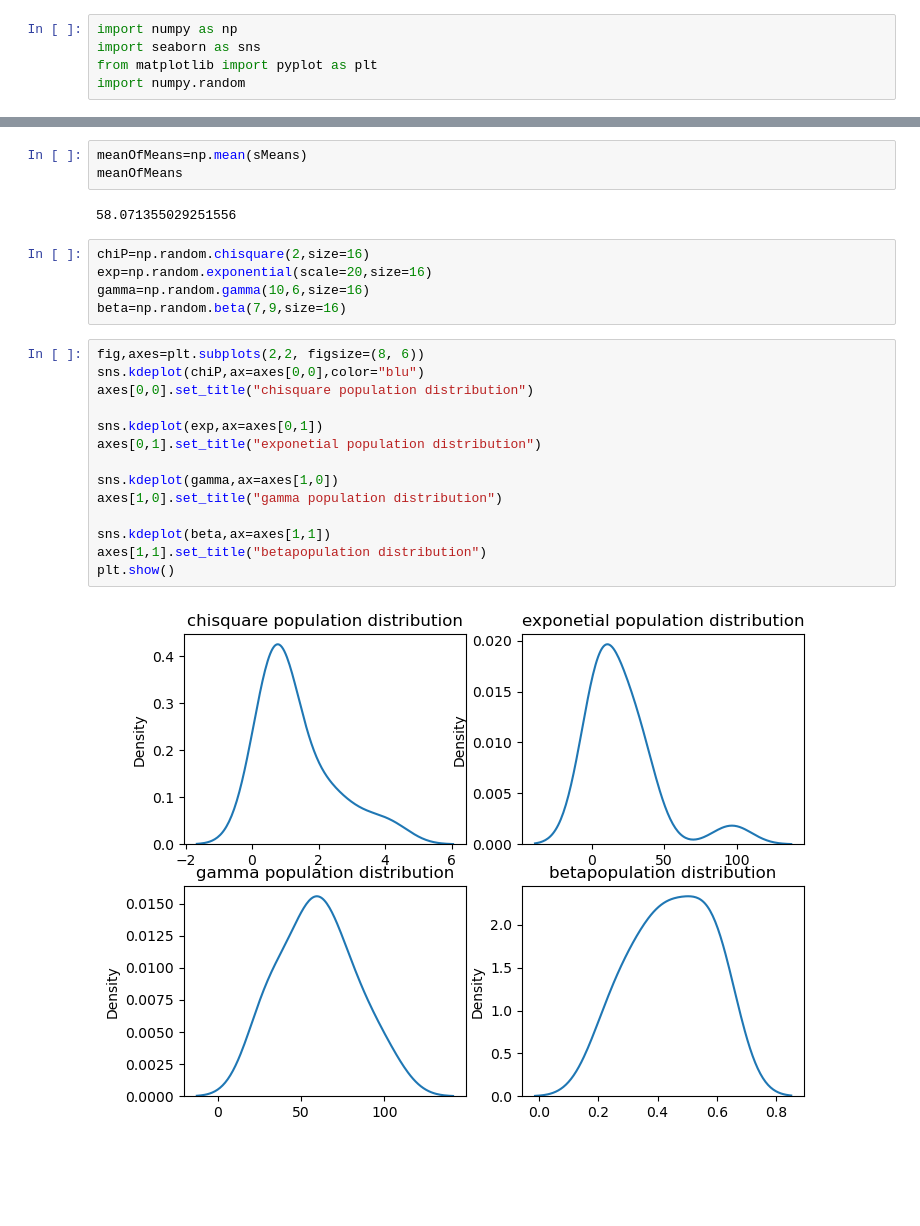
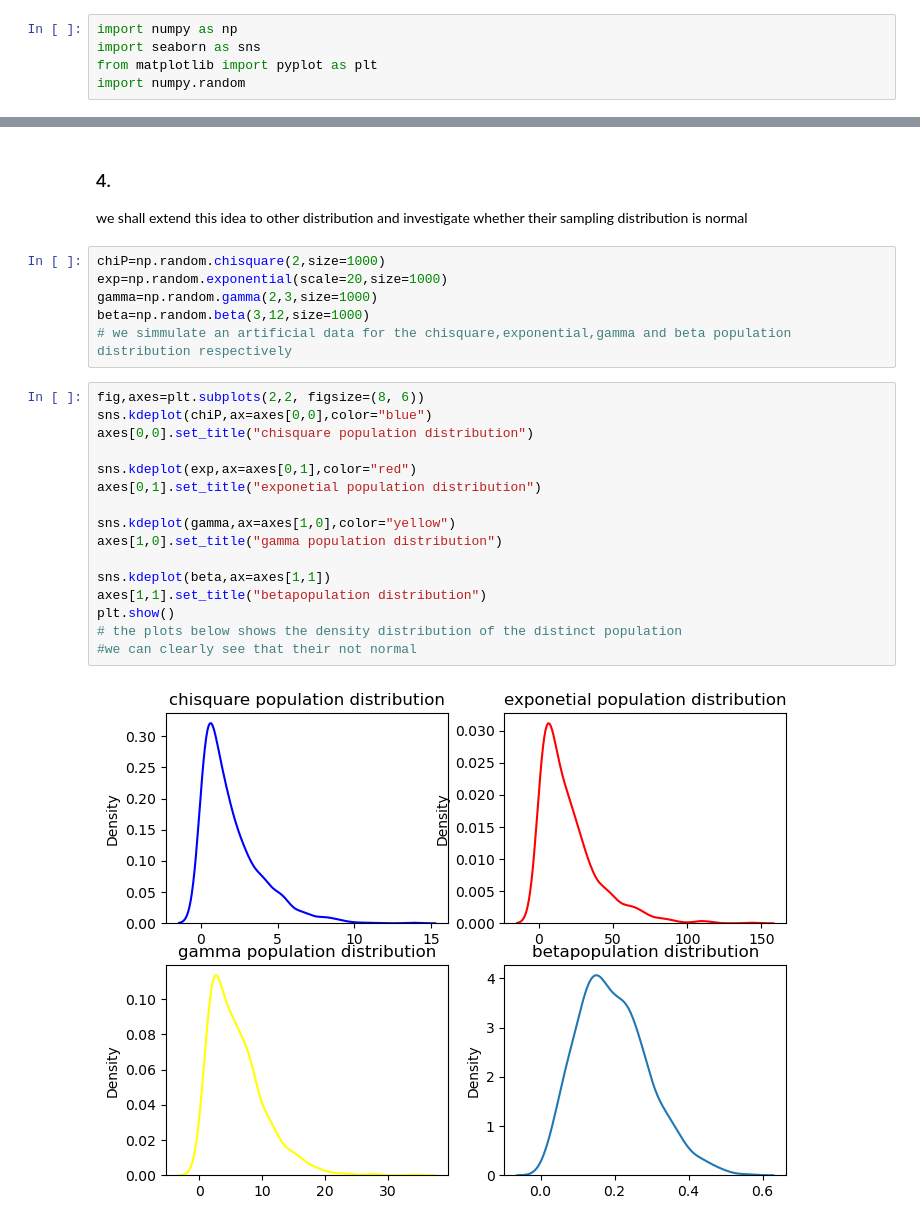
Before and after one commit to ManassehKemevor/central-limit-theorem, a Jupyter notebook: central limit theorem.ipynb, the cells around one changed output, grey strips where cells are left out. Drawn from its saved outputs; the diff is of its cells as text; blank space fills up the shorter version.

```diff
--- a/central limit theorem.ipynb
+++ b/central limit theorem.ipynb
@@ -77,26 +98,28 @@ plt.show()
-# %%
-meanOfMeans=np.mean(sMeans)
-meanOfMeans
-# %% [output]
-58.071355029251556
+# %% [markdown]
+<div><h3>4.</h3>
+    we shall extend this idea to other distribution and investigate whether their sampling distribution is normal
+</div>
 # %%
-chiP=np.random.chisquare(2,size=16)
-exp=np.random.exponential(scale=20,size=16)
-gamma=np.random.gamma(10,6,size=16)
-beta=np.random.beta(7,9,size=16)
+chiP=np.random.chisquare(2,size=1000)
+exp=np.random.exponential(scale=20,size=1000)
+gamma=np.random.gamma(2,3,size=1000)
+beta=np.random.beta(3,12,size=1000)
+# we simmulate an artificial data for the chisquare,exponential,gamma and beta population distribution respectively
 # %%
 fig,axes=plt.subplots(2,2, figsize=(8, 6))
-sns.kdeplot(chiP,ax=axes[0,0],color="blu")
+sns.kdeplot(chiP,ax=axes[0,0],color="blue")
 axes[0,0].set_title("chisquare population distribution")
 
-sns.kdeplot(exp,ax=axes[0,1])
+sns.kdeplot(exp,ax=axes[0,1],color="red")
 axes[0,1].set_title("exponetial population distribution")
 
-sns.kdeplot(gamma,ax=axes[1,0])
+sns.kdeplot(gamma,ax=axes[1,0],color="yellow")
 axes[1,0].set_title("gamma population distribution")
 
 sns.kdeplot(beta,ax=axes[1,1])
 axes[1,1].set_title("betapopulation distribution")
 plt.show()
+# the plots below shows the density distribution of the distinct population
+#we can clearly see that their not normal
 # %% [output]
-[figure, old version]
+[figure, new version]
```
Also changed, not shown: parts of 13 cells of this notebook.
